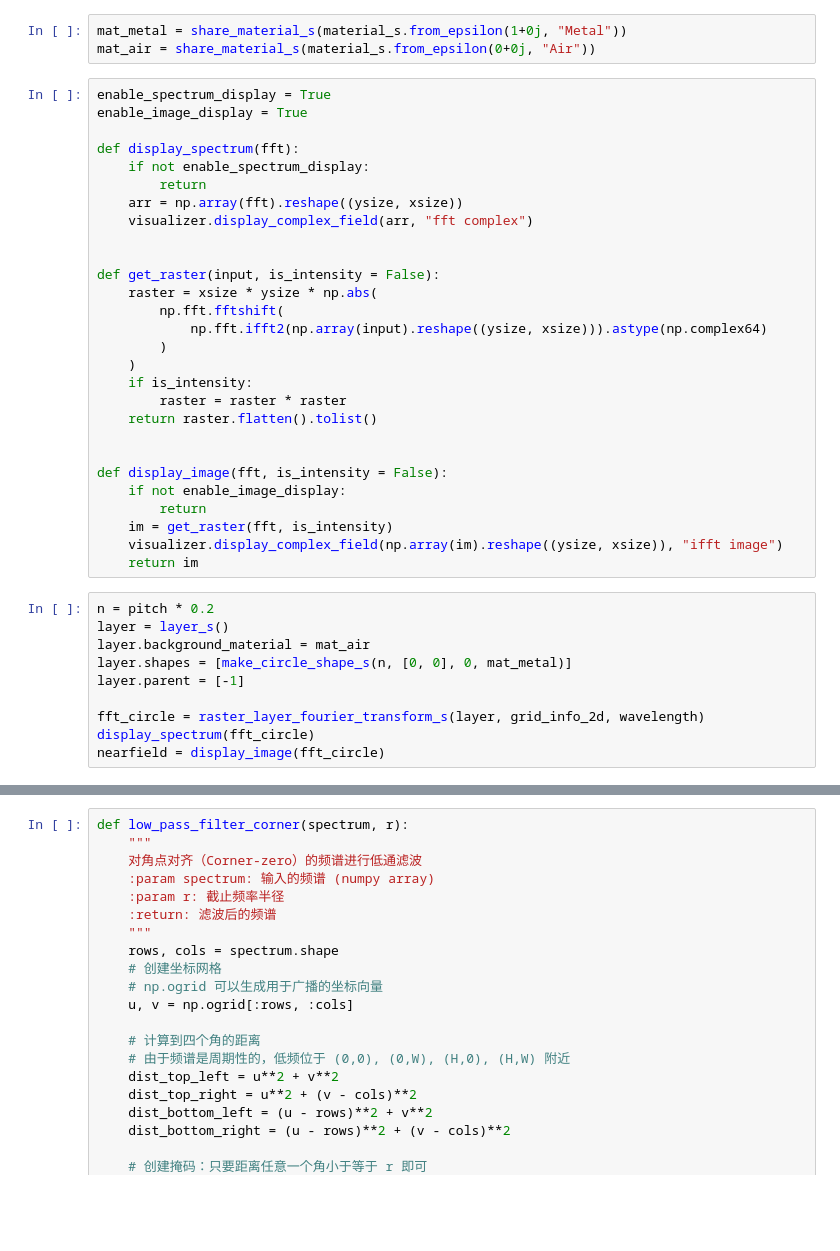
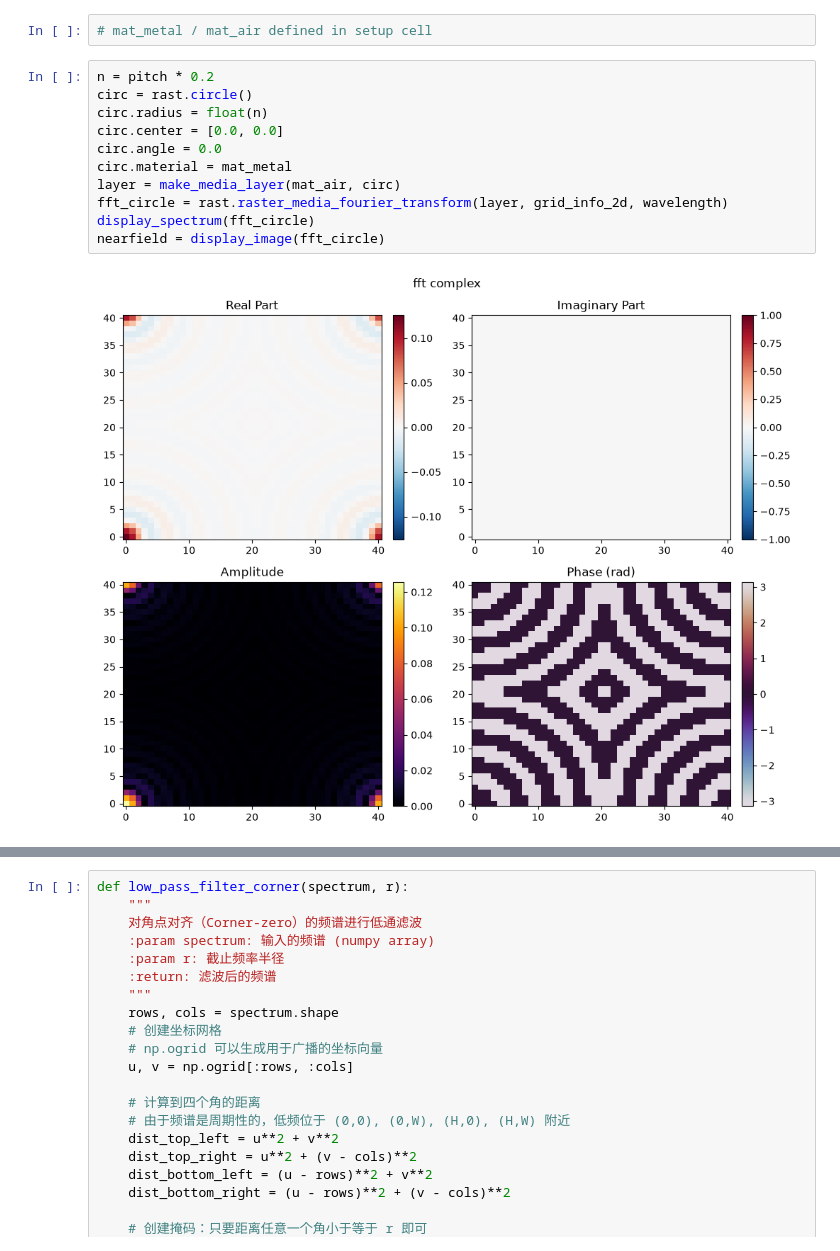
Before and after one commit to likooooo/simulation_assets, a Jupyter notebook: ipynb/simulation/SO/source_optimiaztion.ipynb, the cells around one changed output, grey strips where cells are left out. Cells and saved outputs as stored; diff of their text form; blank space fills up the shorter version.

```diff
--- a/ipynb/simulation/SO/source_optimiaztion.ipynb
+++ b/ipynb/simulation/SO/source_optimiaztion.ipynb
@@ -23,41 +62,15 @@ print(grid_info_2d)
-# %%
-mat_metal = share_material_s(material_s.from_epsilon(1+0j, "Metal"))
-mat_air = share_material_s(material_s.from_epsilon(0+0j, "Air"))
-# %%
-enable_spectrum_display = True
-enable_image_display = True
-
-def display_spectrum(fft):
-    if not enable_spectrum_display:
-        return
-    arr = np.array(fft).reshape((ysize, xsize))
-    visualizer.display_complex_field(arr, "fft complex")
-
-
-def get_raster(input, is_intensity = False):
-    raster = xsize * ysize * np.abs(
-        np.fft.fftshift(
-            np.fft.ifft2(np.array(input).reshape((ysize, xsize))).astype(np.complex64)
-        )
-    )
-    if is_intensity:
-        raster = raster * raster
-    return raster.flatten().tolist()
-
-
-def display_image(fft, is_intensity = False):
-    if not enable_image_display:
-        return
-    im = get_raster(fft, is_intensity)
-    visualizer.display_complex_field(np.array(im).reshape((ysize, xsize)), "ifft image")
-    return im
+# %%
+# mat_metal / mat_air defined in setup cell
 # %%
 n = pitch * 0.2
-layer = layer_s()
-layer.background_material = mat_air
-layer.shapes = [make_circle_shape_s(n, [0, 0], 0, mat_metal)]
-layer.parent = [-1]
-
-fft_circle = raster_layer_fourier_transform_s(layer, grid_info_2d, wavelength)
+circ = rast.circle()
+circ.radius = float(n)
+circ.center = [0.0, 0.0]
+circ.angle = 0.0
+circ.material = mat_metal
+layer = make_media_layer(mat_air, circ)
+fft_circle = rast.raster_media_fourier_transform(layer, grid_info_2d, wavelength)
 display_spectrum(fft_circle)
 nearfield = display_image(fft_circle)
+# %% [output]
+[figure, added]
```
Also changed, not shown: parts of 10 cells of this notebook, 21 other files.
